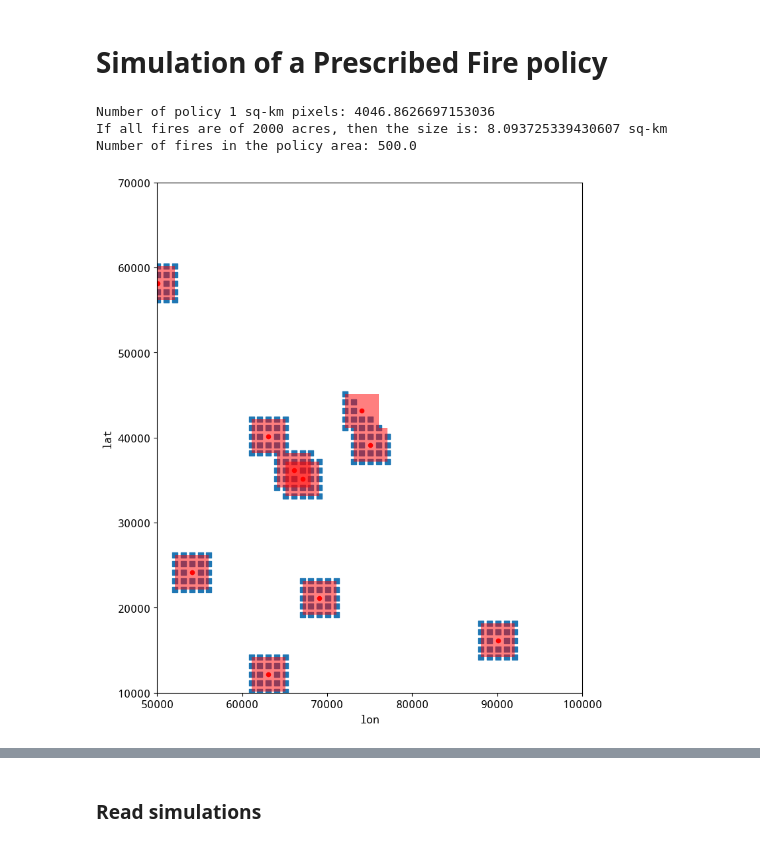
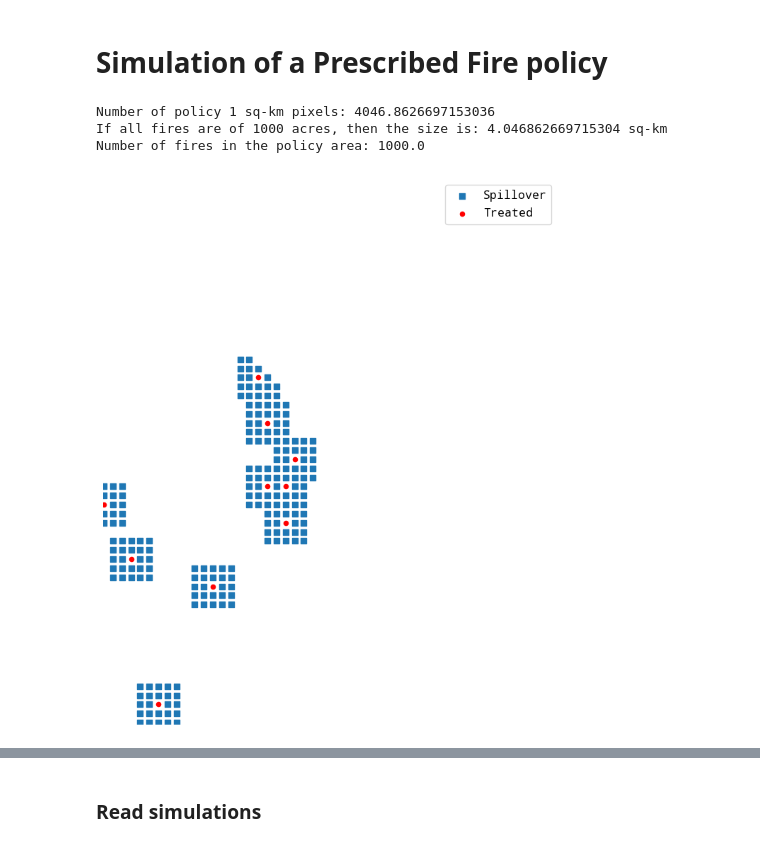
Before and after one commit to echolab-stanford/prescribed_fires, a Jupyter notebook: analysis/simulation.ipynb, the cells around one changed output, grey strips where cells are left out. Saved outputs shown, nothing was run; the diff lists cells and outputs as text; code cells hidden in the pictures.

```diff
--- a/analysis/simulation.ipynb
+++ b/analysis/simulation.ipynb
@@ -29,15 +31,15 @@ plt.rcParams["font.family"] = "Noto Mono"
 plt.rcParams["font.size"] = 12
 # %%
 policy_size = 1_000_000
-size_rx = 2_000
+size_rx = 1_000
 
 print(f"Number of policy 1 sq-km pixels: {policy_size / 247.105}")
 print(f"If all fires are of {size_rx} acres, then the size is: {size_rx / 247.105} sq-km")
 print(f"Number of fires in the policy area: {policy_size / size_rx}")
 # %% [output]
 Number of policy 1 sq-km pixels: 4046.8626697153036
-If all fires are of 2000 acres, then the size is: 8.093725339430607 sq-km
-Number of fires in the policy area: 500.0
+If all fires are of 1000 acres, then the size is: 4.046862669715304 sq-km
+Number of fires in the policy area: 1000.0
 # %%
 sim_data = simulation_data(
     template="/mnt/sherlock/oak/prescribed_data/geoms/templates/template.tif",
@@ -67,33 +69,41 @@ sim_data_gpd = gpd.GeoDataFrame(sim_data_sample,
                                 sim_data_sample.lon, sim_data_sample.lat))
 sim_data_gpd = sim_data_gpd.set_crs(epsg=3310)
 
 
 # Buffer the points to 5 km
 sim_data_gpd["geometry"] = sim_data_gpd.buffer(2000, cap_style="square")
 
 
 # Filter points that overlap with the buffered points
 sample_complete = sim_data.overlay(sim_data_gpd.drop(columns=["lat", "lon", "grid_id"], errors="ignore"), how="intersection")
 
 sample_complete = sample_complete.drop_duplicates(subset=["grid_id"])
 
 sample_complete = sample_complete[~sample_complete.grid_id.isin(sim_data_sample.grid_id)]
 
 # Plot
 fig, ax = plt.subplots(figsize=(10, 10))
 
 sample_complete.plot(ax=ax, marker="s")
 
 # Plot sampled points
 sim_data_sample.plot.scatter(x='lon', y='lat', ax=ax, color="red")
 
 # Plot the buffered points
-sim_data_gpd.plot(ax=ax, color="red", alpha=0.5)
+#sim_data_gpd.plot(ax=ax, color="red", alpha=0.5)
 
 # Set limits of the plot
 ax.set_xlim(50000, 100000)
 ax.set_ylim(10000, 70000)
 
-plt.show()
+# Apply template
+template_plots(ax , no_axis=True, xlab="", ylab="")
+
+# Add a legend to the plot to have red squares with transparency for buffers, red squared for treated and blue squares for untreated
+ax.legend(["Spillover", "Treated"], loc="upper right")
+
+
+# Save the plot
+plt.savefig("../figs/spillovers_test.png", dpi=300, bbox_inches="tight")
 # %% [output]
-[figure, old version]
+[figure, new version]
```
Also changed, not shown: parts of 47 cells of this notebook, 1 other file.
